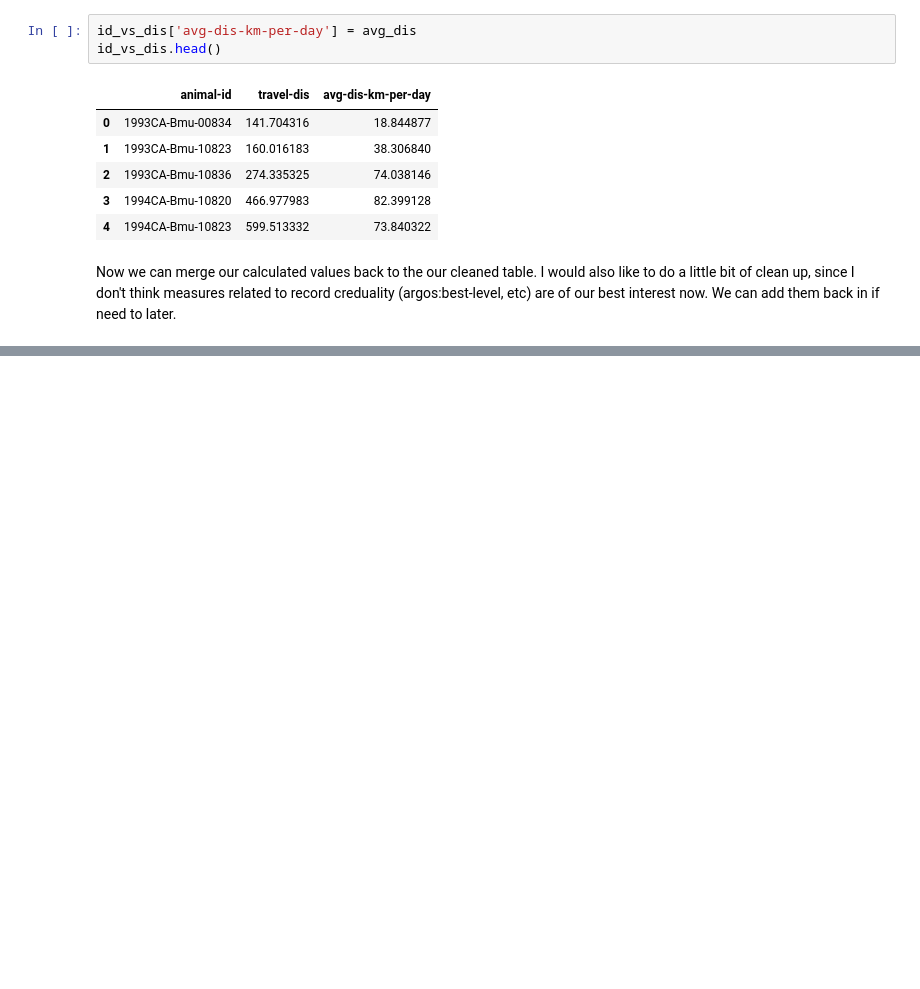
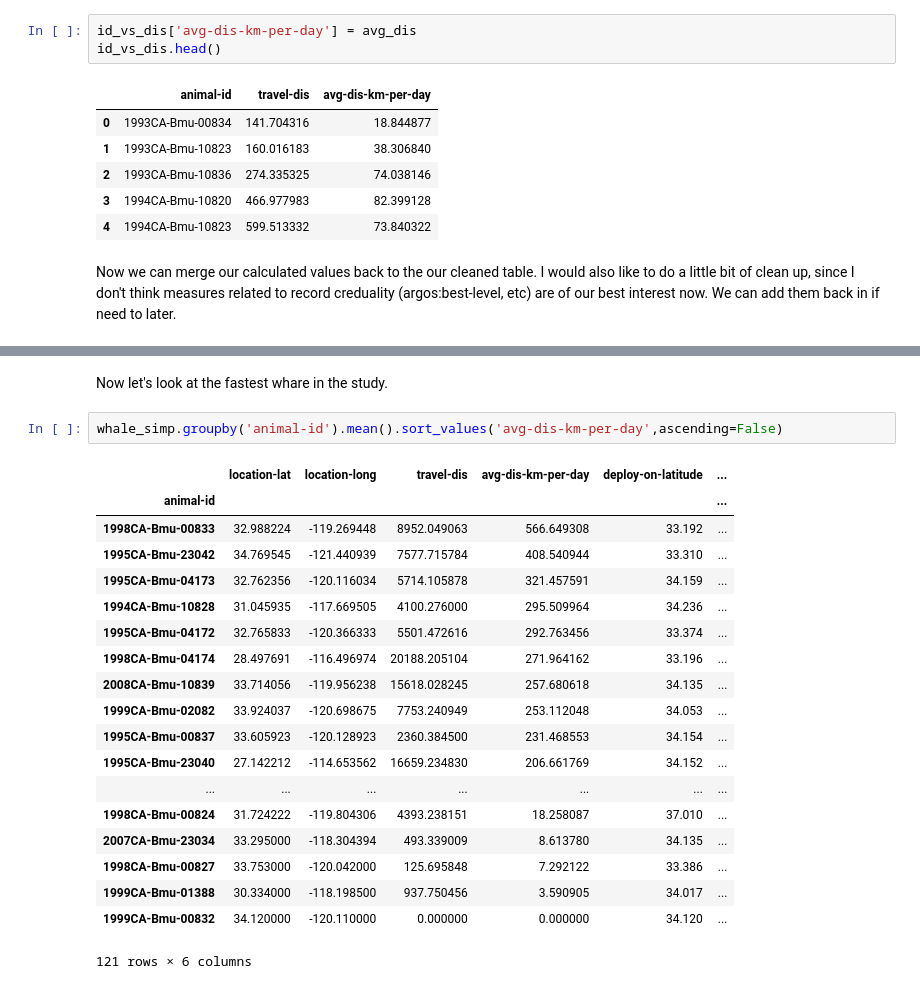
Before and after one commit to gigglypear/movebank_explore, a Jupyter notebook: code/Movebank Data Analysis Attempt.ipynb, the cells around one changed output, grey strips where cells are left out. Cells and saved outputs as stored; diff of their text form; blank space fills up the shorter version.

```diff
--- a/code/Movebank Data Analysis Attempt.ipynb
+++ b/code/Movebank Data Analysis Attempt.ipynb
@@ -582,0 +571,24 @@ whale_simp
+# %% [markdown]
+Now let's look at the fastest whare in the study.
+# %%
+whale_simp.groupby('animal-id').mean().sort_values('avg-dis-km-per-day',ascending=False)
+# %% [output]
+|  | location-lat | location-long | travel-dis | avg-dis-km-per-day | deploy-on-latitude | ... |
+| animal-id |  |  |  |  |  | ... |
+| 1998CA-Bmu-00833 | 32.988224 | -119.269448 | 8952.049063 | 566.649308 | 33.192 | ... |
+| 1995CA-Bmu-23042 | 34.769545 | -121.440939 | 7577.715784 | 408.540944 | 33.310 | ... |
+| 1995CA-Bmu-04173 | 32.762356 | -120.116034 | 5714.105878 | 321.457591 | 34.159 | ... |
+| 1994CA-Bmu-10828 | 31.045935 | -117.669505 | 4100.276000 | 295.509964 | 34.236 | ... |
+| 1995CA-Bmu-04172 | 32.765833 | -120.366333 | 5501.472616 | 292.763456 | 33.374 | ... |
+| 1998CA-Bmu-04174 | 28.497691 | -116.496974 | 20188.205104 | 271.964162 | 33.196 | ... |
+| 2008CA-Bmu-10839 | 33.714056 | -119.956238 | 15618.028245 | 257.680618 | 34.135 | ... |
+| 1999CA-Bmu-02082 | 33.924037 | -120.698675 | 7753.240949 | 253.112048 | 34.053 | ... |
+| 1995CA-Bmu-00837 | 33.605923 | -120.128923 | 2360.384500 | 231.468553 | 34.154 | ... |
+| 1995CA-Bmu-23040 | 27.142212 | -114.653562 | 16659.234830 | 206.661769 | 34.152 | ... |
+| ... | ... | ... | ... | ... | ... | ... |
+| 1998CA-Bmu-00824 | 31.724222 | -119.804306 | 4393.238151 | 18.258087 | 37.010 | ... |
+| 2007CA-Bmu-23034 | 33.295000 | -118.304394 | 493.339009 | 8.613780 | 34.135 | ... |
+| 1998CA-Bmu-00827 | 33.753000 | -120.042000 | 125.695848 | 7.292122 | 33.386 | ... |
+| 1999CA-Bmu-01388 | 30.334000 | -118.198500 | 937.750456 | 3.590905 | 34.017 | ... |
+| 1999CA-Bmu-00832 | 34.120000 | -120.110000 | 0.000000 | 0.000000 | 34.120 | ... |
+121 rows × 6 columns
```
Also changed, not shown: parts of 2 cells of this notebook.
